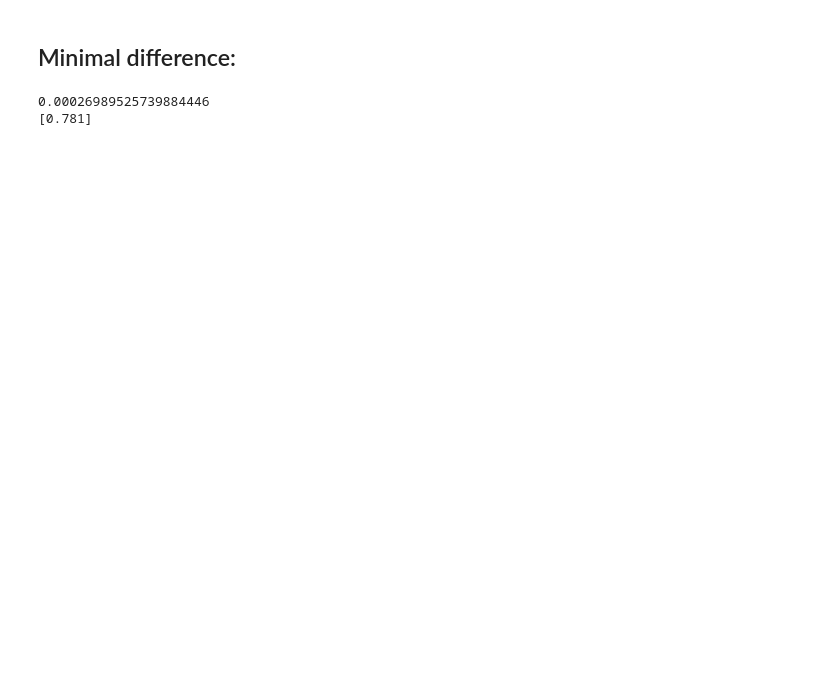
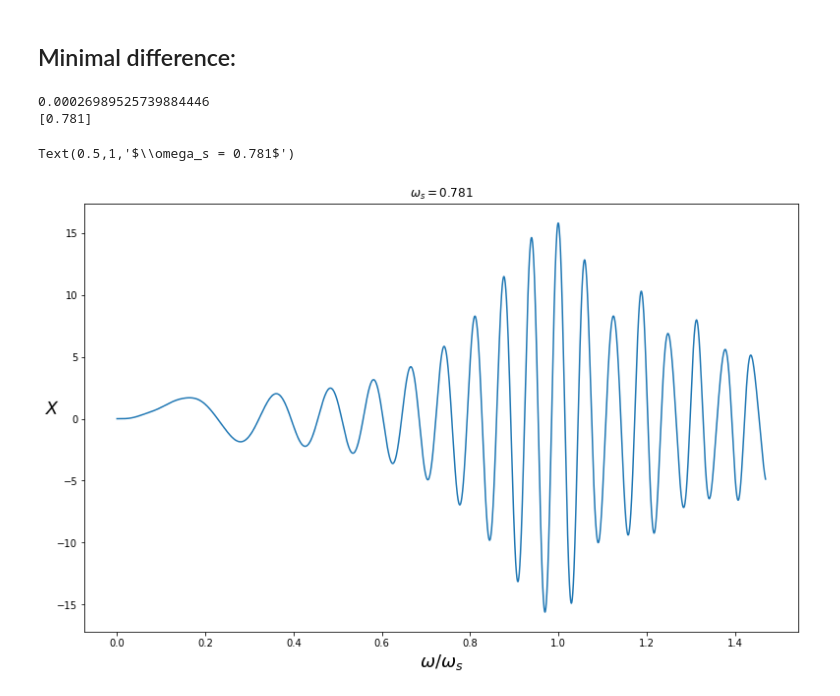
Before and after one commit to balintkaszas/boSchlieren, a Jupyter notebook: FrequencySweep.ipynb, the cells around one changed output. Drawn from its saved outputs; the diff is of its cells as text; code cells hidden in the pictures; blank space fills up the shorter version.

```diff
--- a/FrequencySweep.ipynb
+++ b/FrequencySweep.ipynb
@@ -129,3 +135,19 @@ print(omegas[place])
 # %% [output]
 0.00026989525739884446
 [0.781]
+# %%
+oms = 0.781
+eps = 2*1e-2*oms**2
+omegaRes = oms*np.sqrt(1-2*0.02**2)
+
+t = np.arange(0., 1.4/eps, eps)/oms**2
+sol = odeint(linosc, [0.00, 0.00], t, args=(0.0, eps, oms))
+plt.figure(figsize=(13,8))
+
+plt.plot(linramp(t, eps, 0.1)/(t*oms), sol[:,0], '-')
+plt.xlabel('$\omega / \omega_s$', fontsize=18)
+plt.ylabel('$X$', fontsize=18, rotation = 1)
+plt.title('$\omega_s = %s$' %oms)
+# %% [output]
+Text(0.5,1,'$\\omega_s = 0.781$')
+[figure, added]
```
Also changed, not shown: parts of 13 cells of this notebook.
